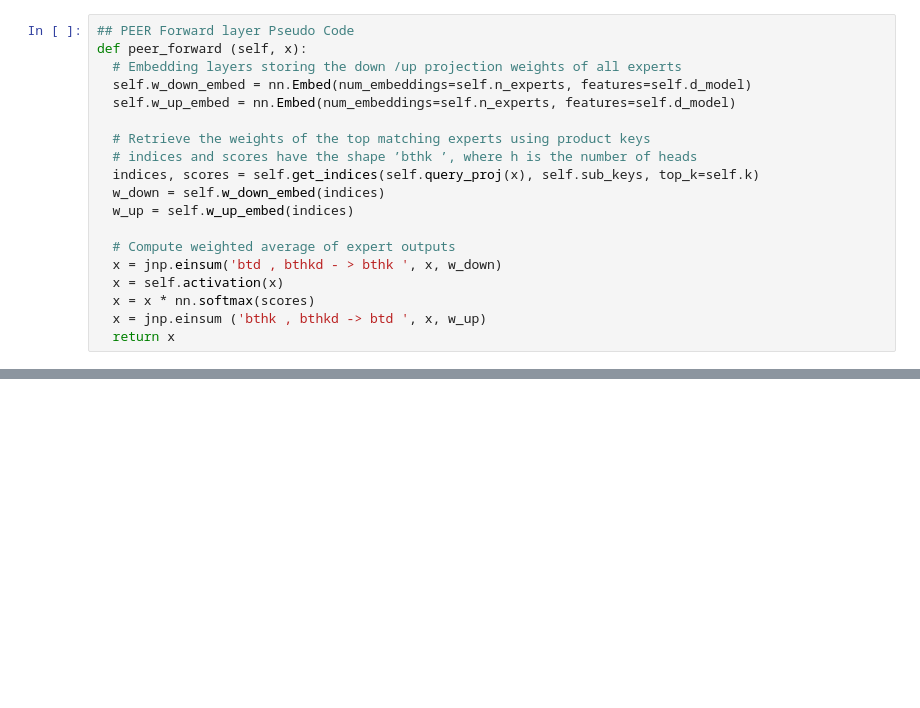
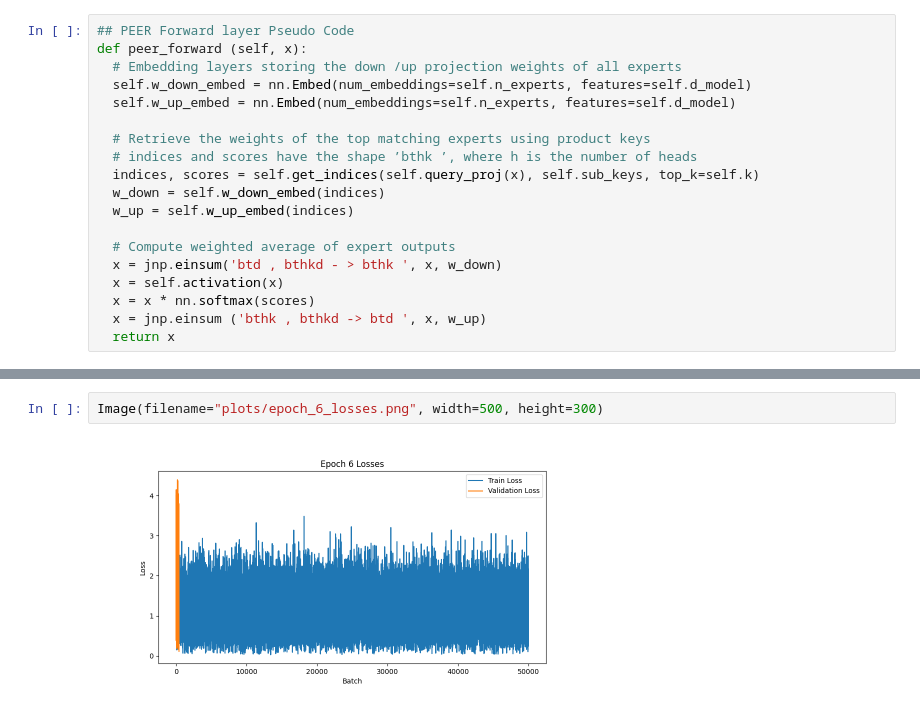
Before and after one commit to stavco9/moe-llm-presentation, a Jupyter notebook: presentation.ipynb, the cells around one changed output, grey strips where cells are left out. Cells and saved outputs as stored; diff of their text form; blank space fills up the shorter version.

```diff
--- a/presentation.ipynb
+++ b/presentation.ipynb
@@ -209,0 +226,4 @@ Epoch Training 1/10
+# %%
+Image(filename="plots/epoch_6_losses.png", width=500, height=300)
+# %% [output]
+[figure, added]
```
Also changed, not shown: parts of 6 cells of this notebook.
